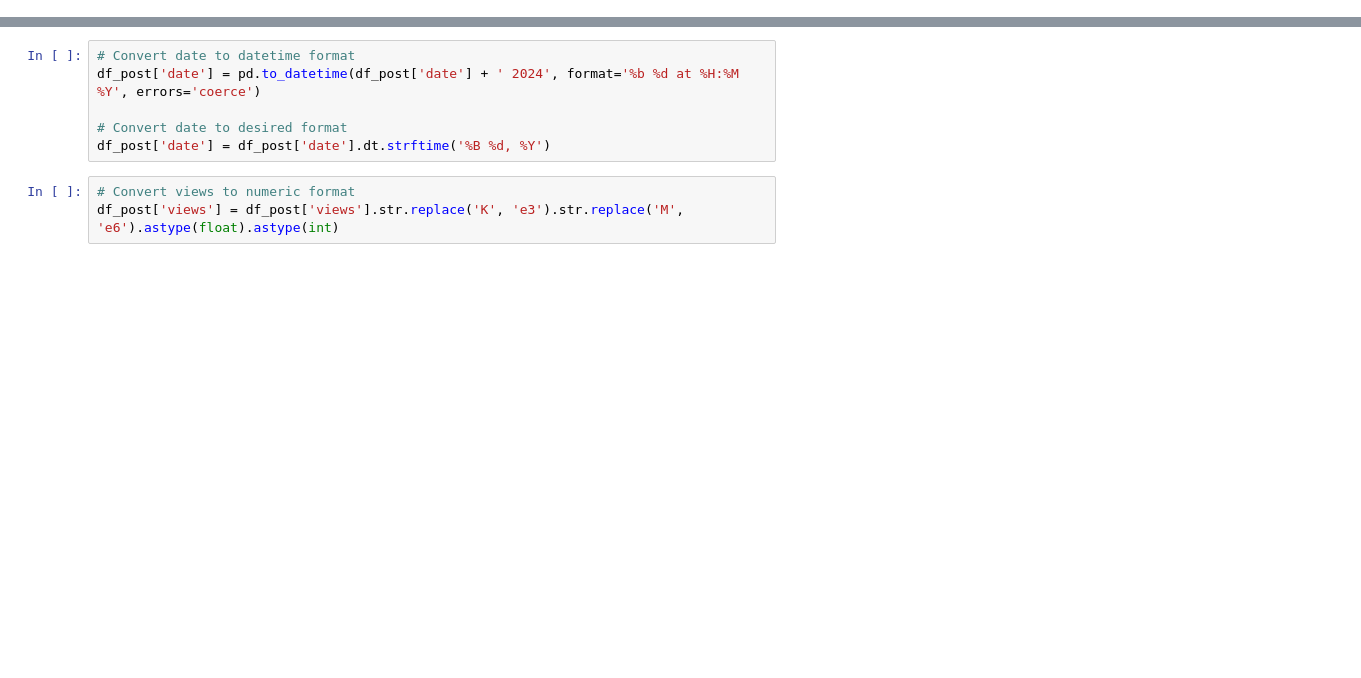
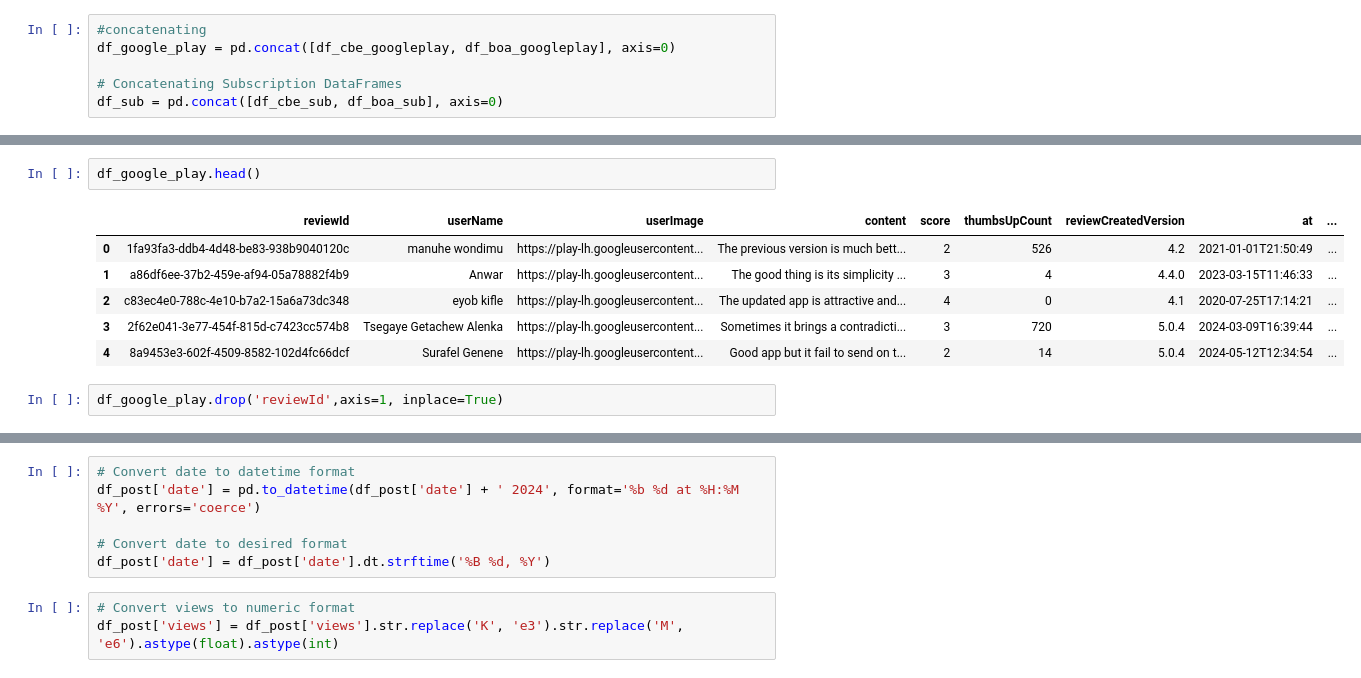
Before and after one commit to Endework/Marketing, a Jupyter notebook: Notebooks/EDA.ipynb, the cells around one changed output, grey strips where cells are left out. Drawn from its saved outputs; the diff is of its cells as text; blank space fills up the shorter version.

```diff
--- a/Notebooks/EDA.ipynb
+++ b/Notebooks/EDA.ipynb
@@ -11,3 +23,9 @@ df_boa_sub=pd.read_csv(r'C:\Users\ende\Desktop\10x\Week-4\boa.csv')
+# %%
+#concatenating
+df_google_play = pd.concat([df_cbe_googleplay, df_boa_googleplay], axis=0)
+
+# Concatenating Subscription DataFrames
+df_sub = pd.concat([df_cbe_sub, df_boa_sub], axis=0)
 # %%
 df_post.head()
 # %% [output]
@@ -19,0 +38,11 @@ df_post.head()
+# %%
+df_google_play.head()
+# %% [output]
+|  | reviewId | userName | userImage | content | score | thumbsUpCount | reviewCreatedVersion | at | ... |
+| 0 | 1fa93fa3-ddb4-4d48-be83-938b9040120c | manuhe wondimu | https://play-lh.googleusercontent... | The previous version is much bett... | 2 | 526 | 4.2 | 2021-01-01T21:50:49 | ... |
+| 1 | a86df6ee-37b2-459e-af94-05a78882f4b9 | Anwar | https://play-lh.googleusercontent... | The good thing is its simplicity ... | 3 | 4 | 4.4.0 | 2023-03-15T11:46:33 | ... |
+| 2 | c83ec4e0-788c-4e10-b7a2-15a6a73dc348 | eyob kifle | https://play-lh.googleusercontent... | The updated app is attractive and... | 4 | 0 | 4.1 | 2020-07-25T17:14:21 | ... |
+| 3 | 2f62e041-3e77-454f-815d-c7423cc574b8 | Tsegaye Getachew Alenka | https://play-lh.googleusercontent... | Sometimes it brings a contradicti... | 3 | 720 | 5.0.4 | 2024-03-09T16:39:44 | ... |
+| 4 | 8a9453e3-602f-4509-8582-102d4fc66dcf | Surafel Genene | https://play-lh.googleusercontent... | Good app but it fail to send on t... | 2 | 14 | 5.0.4 | 2024-05-12T12:34:54 | ... |
+# %%
+df_google_play.drop('reviewId',axis=1, inplace=True)
```
Also changed, not shown: parts of 42 cells of this notebook, 23 other files.
